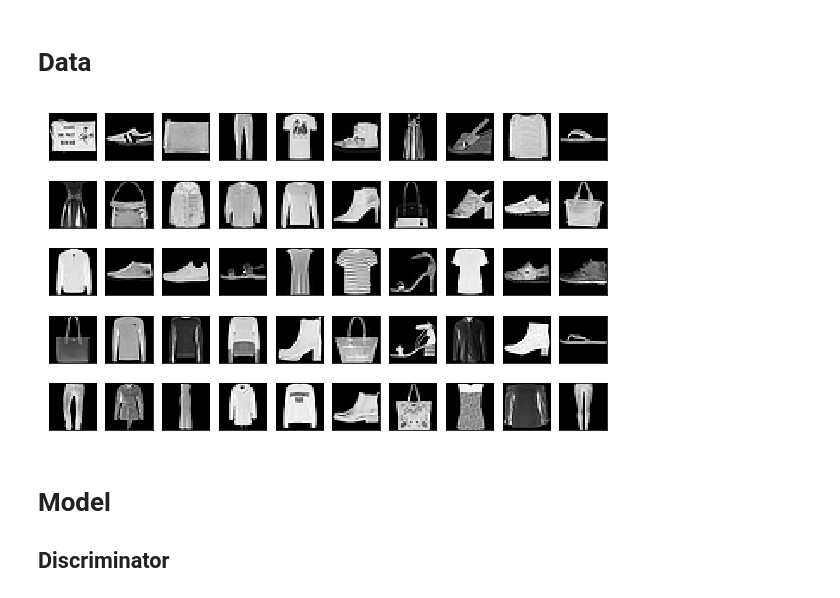
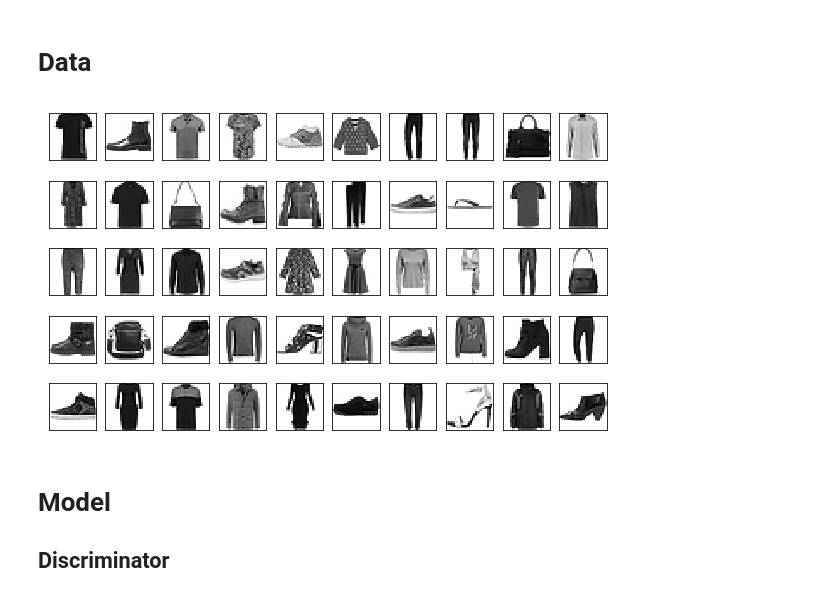
Before and after one commit to AndersonJo/gan-yhat, a Jupyter notebook: 03 dcgan/dcgan.ipynb, the cells around one changed output. Cells and saved outputs as stored; diff of their text form; code cells hidden in the pictures.

```diff
--- a/03 dcgan/dcgan.ipynb
+++ b/03 dcgan/dcgan.ipynb
@@ -40,23 +40,23 @@ test_loader = dataloader.DataLoader(test, **dataloader_args)
 # %%
 def visualize_data(data):
     N = data.size()[0]
 
     fig, subplots = plt.subplots(5, 10)
     fig.set_figheight(6)
     fig.set_figwidth(10)
     subplots = subplots.reshape(-1)
 
     for subplot in subplots:
         idx = np.random.randint(0, N)
         img = train.train_data[idx].numpy()
 
         subplot.get_xaxis().set_visible(False)
         subplot.get_yaxis().set_visible(False)
-        subplot.imshow(img, cmap='gray')
+        subplot.imshow(img, cmap='gray_r')
 
 visualize_data(train.train_data)
 # %% [output]
-[figure, old version]
+[figure, new version]
 # %% [markdown]
 # Model
 
```
Also changed, not shown: parts of 5 cells of this notebook, 4 other files.
